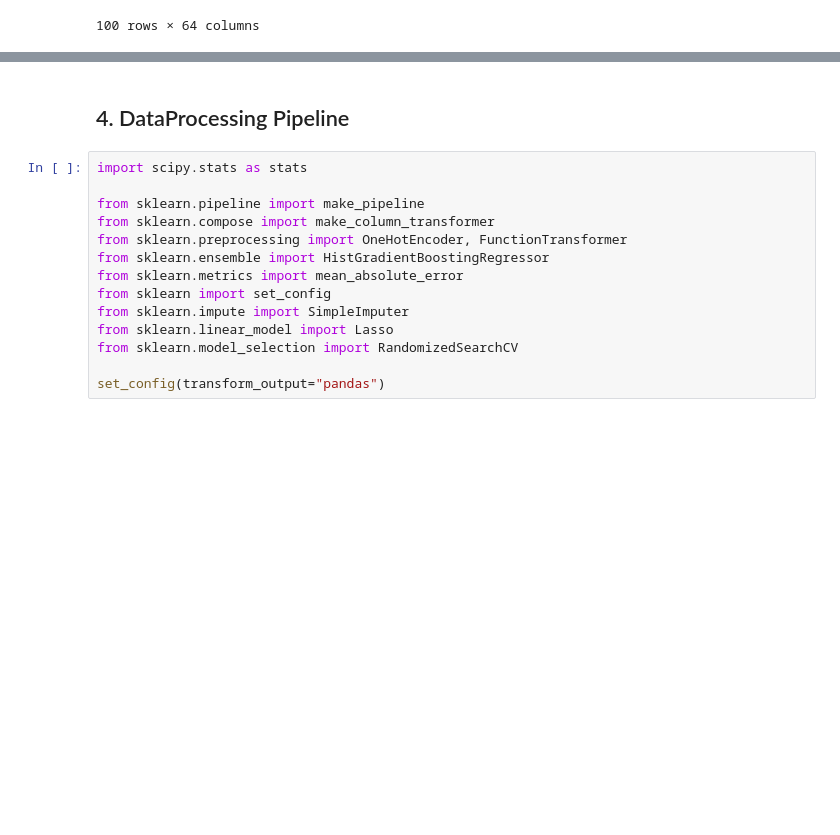
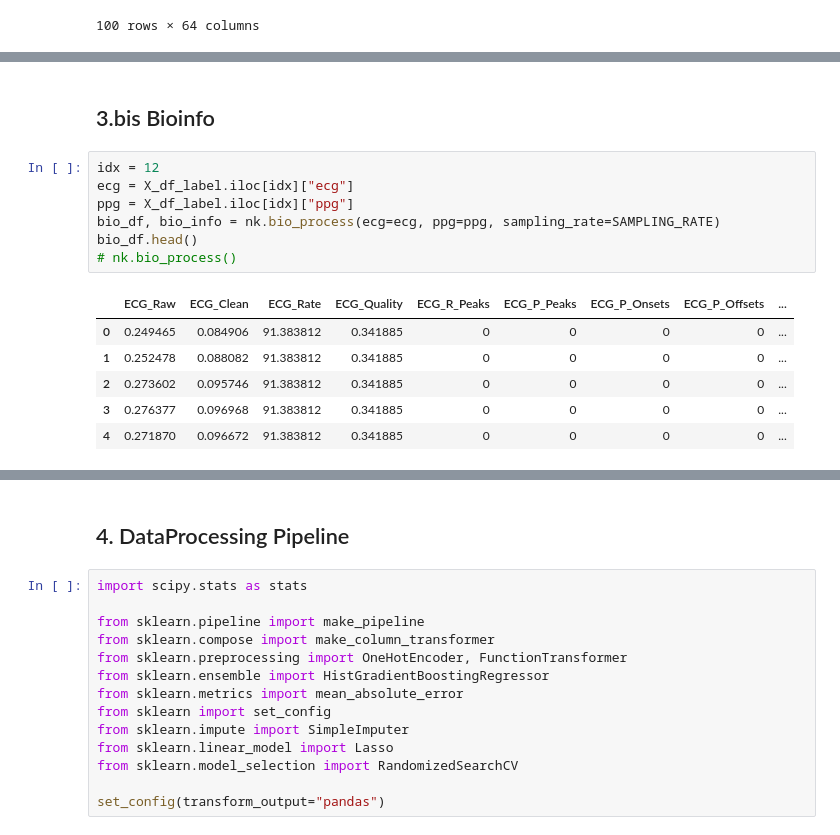
Before and after one commit to waddason/map_estimation, a Jupyter notebook: neurokit.ipynb, the cells around one changed output, grey strips where cells are left out. Cells and saved outputs as stored; diff of their text form; blank space fills up the shorter version.

```diff
--- a/neurokit.ipynb
+++ b/neurokit.ipynb
@@ -526,3 +558,19 @@ ppg_features_df_safe.describe()
 | 50% | 89.688501 | 655.120879 | 11.768403 | 18.025105 | 18.788191 | 0.017150 | 0.027068 | 656.00000 | 11.860800 | ... |
 | 75% | 91.685776 | 670.000000 | 16.229129 | 26.652520 | 27.676088 | 0.024416 | 0.040429 | 672.00000 | 17.791200 | ... |
 | max | 97.781832 | 774.666667 | 43.795669 | 81.762405 | 85.586745 | 0.056535 | 0.105545 | 776.00000 | 41.512800 | ... |
+# %% [markdown]
+## 3.bis Bioinfo
+# %%
+idx = 12
+ecg = X_df_label.iloc[idx]["ecg"]
+ppg = X_df_label.iloc[idx]["ppg"]
+bio_df, bio_info = nk.bio_process(ecg=ecg, ppg=ppg, sampling_rate=SAMPLING_RATE)
+bio_df.head()
+# nk.bio_process()
+# %% [output]
+|  | ECG_Raw | ECG_Clean | ECG_Rate | ECG_Quality | ECG_R_Peaks | ECG_P_Peaks | ECG_P_Onsets | ECG_P_Offsets | ... |
+| 0 | 0.249465 | 0.084906 | 91.383812 | 0.341885 | 0 | 0 | 0 | 0 | ... |
+| 1 | 0.252478 | 0.088082 | 91.383812 | 0.341885 | 0 | 0 | 0 | 0 | ... |
+| 2 | 0.273602 | 0.095746 | 91.383812 | 0.341885 | 0 | 0 | 0 | 0 | ... |
+| 3 | 0.276377 | 0.096968 | 91.383812 | 0.341885 | 0 | 0 | 0 | 0 | ... |
+| 4 | 0.271870 | 0.096672 | 91.383812 | 0.341885 | 0 | 0 | 0 | 0 | ... |
```
Also changed, not shown: parts of 37 cells of this notebook, 7 other files.
